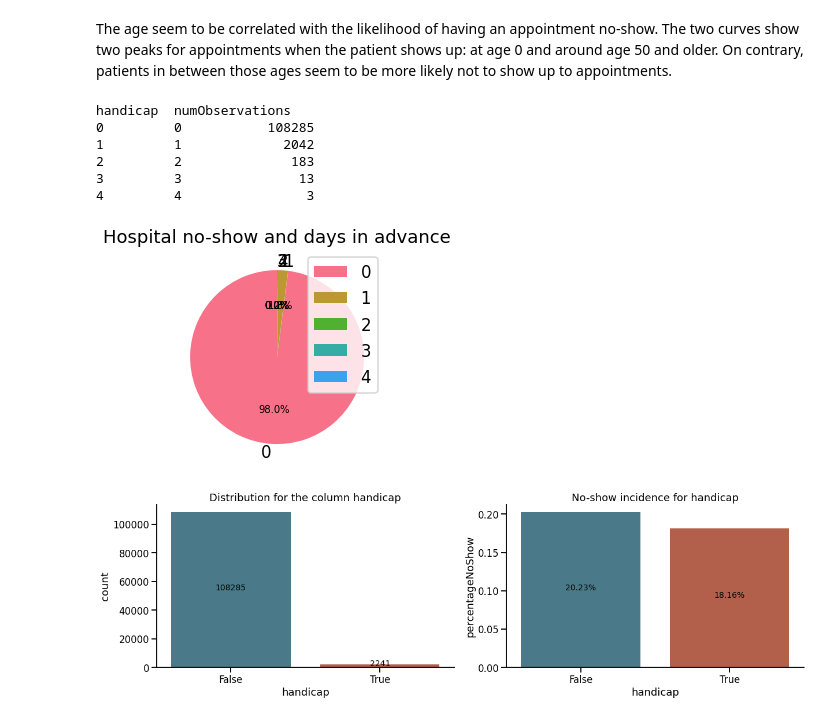
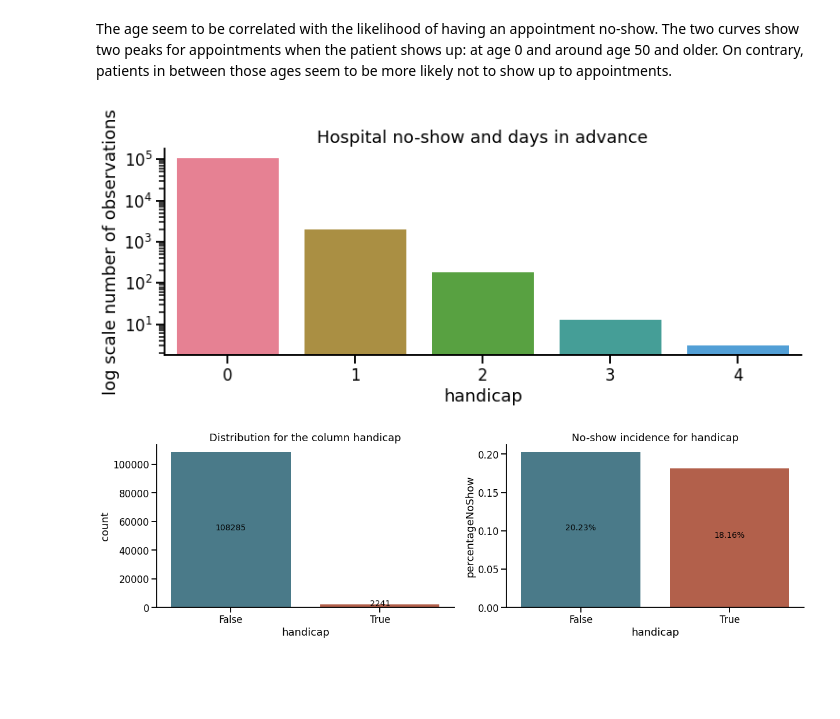
Before and after one commit to arabinelli/Medical-appointments-no-show, a Jupyter notebook: No-show-EDA.ipynb, the cells around one changed output. Cells and saved outputs as stored; diff of their text form; code cells hidden in the pictures; blank space fills up the shorter version.

```diff
--- a/No-show-EDA.ipynb
+++ b/No-show-EDA.ipynb
@@ -282,7 +306,7 @@ p-value: 0.0
 - - - - - - - - - - - - - - - - - - - - - - - - - - - - - - - - - - - - - - - - - - - - - - - - - - - - - - - - - - -
 # %%
 # let's try to create a variable to group patients with any known conditions
-no_show_df["hasAnyCondition"] = no_show_df["hypertension"] + no_show_df["diabetes"] + no_show_df["alcoholism"]
+no_show_df["hasAnyCondition"] = no_show_df["hypertension"] | no_show_df["diabetes"] | no_show_df["alcoholism"]
 plot_categorical_distribution(no_show_df,"hasAnyCondition","noShow")
 # %% [output]
 [figure]
@@ -341,26 +371,18 @@ The age seem to be correlated with the likelihood of having an appointment no-sh
 # %%
 occurrences_count = no_show_df[["handicap","appointmentId"]]\
                             .groupby("handicap")["appointmentId"]\
                             .count().reset_index().rename(columns={"appointmentId" : "numObservations"})
 
-print(occurrences_count)
 with sns.color_palette("husl"):
-       fig, ax = plt.subplots(figsize=(12, 4))
-       ax.pie(occurrences_count.numObservations,
-              labels=occurrences_count.handicap,
-              autopct='%1.1f%%',
-              startangle=90)
-       ax.set_title("Hospital no-show and days in advance")
-       ax.legend()
-       plt.show()
+    fig, ax = plt.subplots(figsize=(12, 4))
+    g = sns.barplot(x=occurrences_count["handicap"],y=occurrences_count["numObservations"])
+    ax.set_title("Hospital no-show and days in advance")
+    g.set_yscale("log")
+    ax.set_ylabel("log scale number of observations")
+    sns.despine()
+    plt.show()
 # %% [output]
-handicap  numObservations
-0         0           108285
-1         1             2042
-2         2              183
-3         3               13
-4         4                3
-[figure, old version]
+[figure, new version]
 # %%
 # as there are too few values for handicap = 1|2|3|4, we can turn this variable into a binary one
 
```
Also changed, not shown: parts of 26 cells of this notebook.
